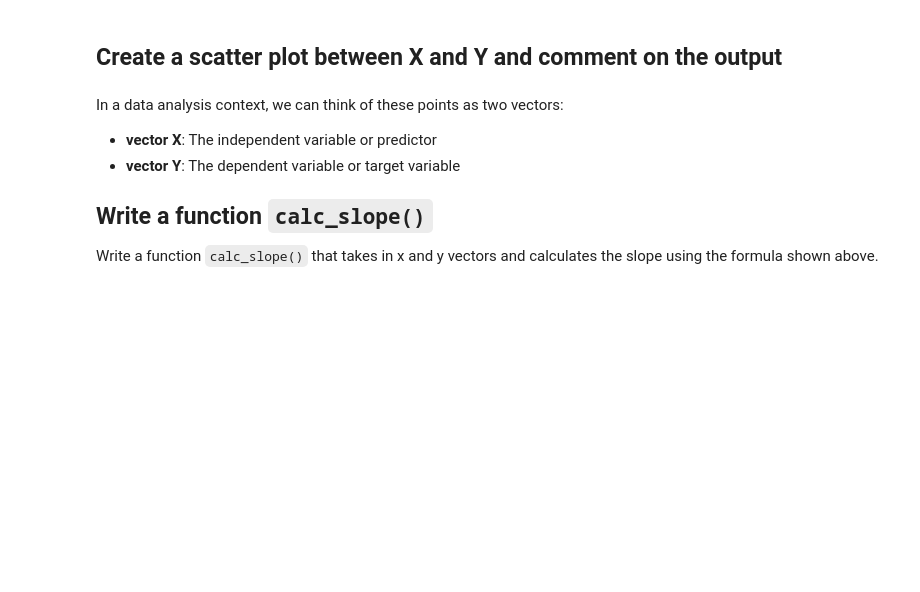
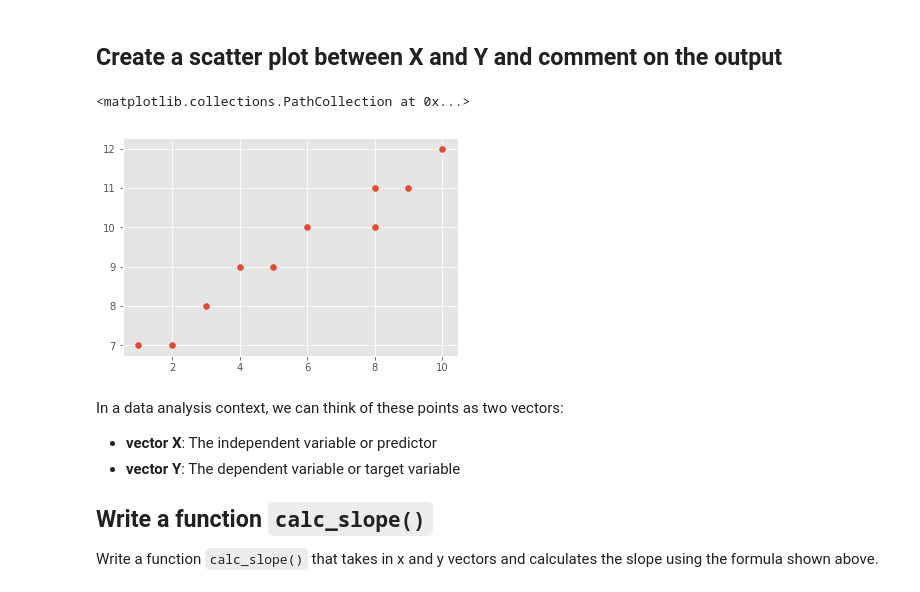
Before and after one commit to matthew-d-oliver/dsc-simple-linear-regression-lab-nyc-ds-082619, a Jupyter notebook: index.ipynb, the cells around one changed output. Saved outputs shown, nothing was run; the diff lists cells and outputs as text; code cells hidden in the pictures; blank space fills up the shorter version.

```diff
--- a/index.ipynb
+++ b/index.ipynb
@@ -44,7 +44,10 @@ Y = np.array([7,7,8,9,9,10,10,11,11,12], dtype=np.float64)
 ## Create a scatter plot between X and Y and comment on the output
 # %%
 # Scatter plot
-plt.
+plt.scatter(X,Y)
+# %% [output]
+<matplotlib.collections.PathCollection at 0x...>
+[figure, added]
 # %%
 # Your observations about relationship in X and Y
 
```
